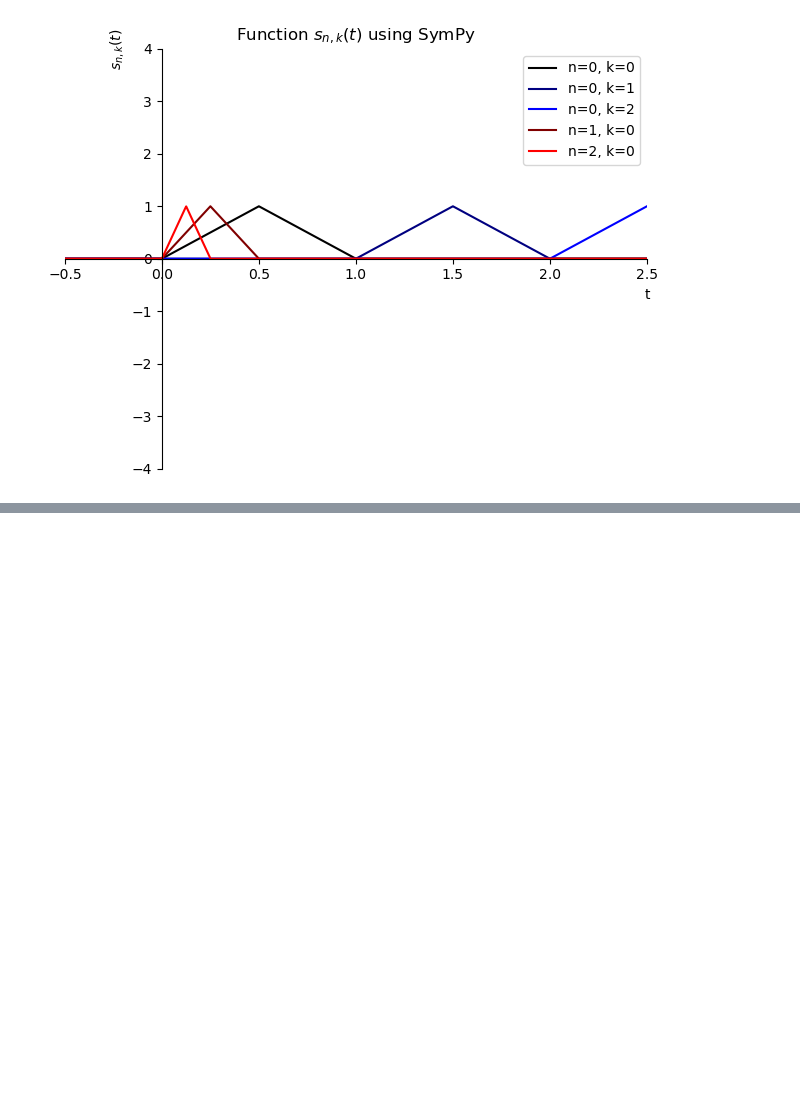
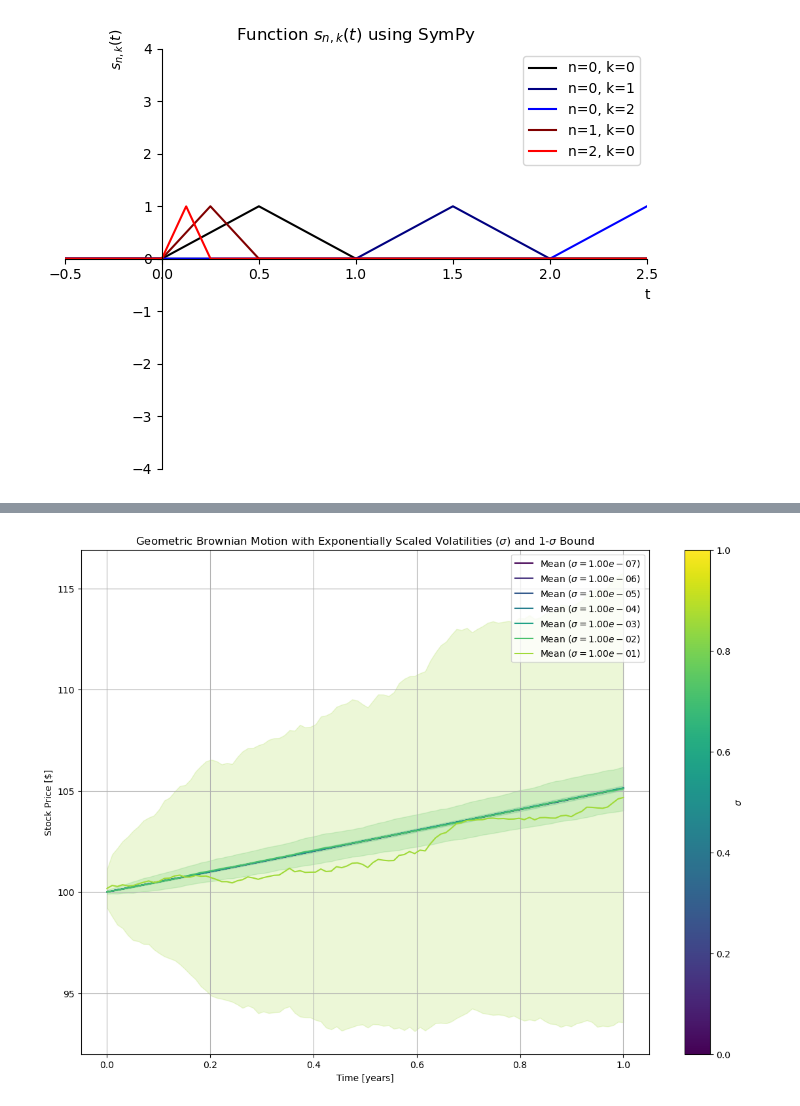
Before and after one commit to walkerchi/ETHz-MNTF, a Jupyter notebook: note.ipynb, the cells around one changed output, grey strips where cells are left out. Drawn from its saved outputs; the diff is of its cells as text; code cells hidden in the pictures; blank space fills up the shorter version.

```diff
--- a/note.ipynb
+++ b/note.ipynb
@@ -120,0 +141,53 @@ cartesian line: 4.0*Piecewise((0, t < 0), (4.0*Min(0.125, t) - 2.0*Min(1/4, t),
+# %%
+import numpy as np
+import matplotlib.pyplot as plt
+S0 = 100  # Initial stock price
+mu = 0.05  # Drift
+sigma = 0.2  # Volatility
+T = 1  # Time period in years
+dt = 0.01  # Time step
+N = int(T / dt)  # Number of time steps
+num_samples = 100
+# Generate sigma values on an exponential scale using numpy, making sure the base is float
+sigma_values = 10.0 ** np.arange(-7, 0, 1)
+
+# Initialize figure
+plt.figure(figsize=(14, 10))
+
+# Generate and plot GBM paths for different sigma values
+legend_labels = []  # For storing legend labels
+for i, sigma in enumerate(sigma_values):
+    # Initialize an array to store the paths
+    S_samples = np.zeros((num_samples, N))
+
+    # Generate 100 paths for each sigma
+    for j in range(num_samples):
+        W = np.random.normal(0, np.sqrt(dt), N)  # Standard normal random numbers
+        W = np.cumsum(W)  # Cumulative sum to generate Brownian motion
+        S_samples[j, :] = S0 * np.exp((mu - 0.5 * sigma**2) * t + sigma * W)  # GBM formula
+
+    # Calculate the mean and standard deviation of the paths at each time point
+    mean_S = np.mean(S_samples, axis=0)
+    std_S = np.std(S_samples, axis=0)
+
+    # Plot the mean path
+    color = plt.cm.viridis(i / len(sigma_values))
+    plt.plot(t, mean_S, color=color)
+
+    # Plot the 1-sigma bound
+    plt.fill_between(t, mean_S - std_S, mean_S + std_S, color=color, alpha=0.2)
+
+    # Add to legend labels
+    legend_labels.append(f'Mean ($\sigma = {sigma:.2e}$)')
+
+# Add title and labels
+plt.title(f'Geometric Brownian Motion with $\mu = {mu}$ Exponentially Scaled Volatilities ($\sigma$) and 1-$\sigma$ Bound')
+plt.xlabel('Time [years]')
+plt.ylabel('Stock Price [$]')
+plt.colorbar(plt.cm.ScalarMappable(cmap=plt.cm.viridis), label='$\sigma$')
+plt.legend(legend_labels)
+plt.grid(True)
+
+plt.show()
+# %% [output]
+[figure, added]
```
Also changed, not shown: parts of 1 cell of this notebook, 7 other files.
